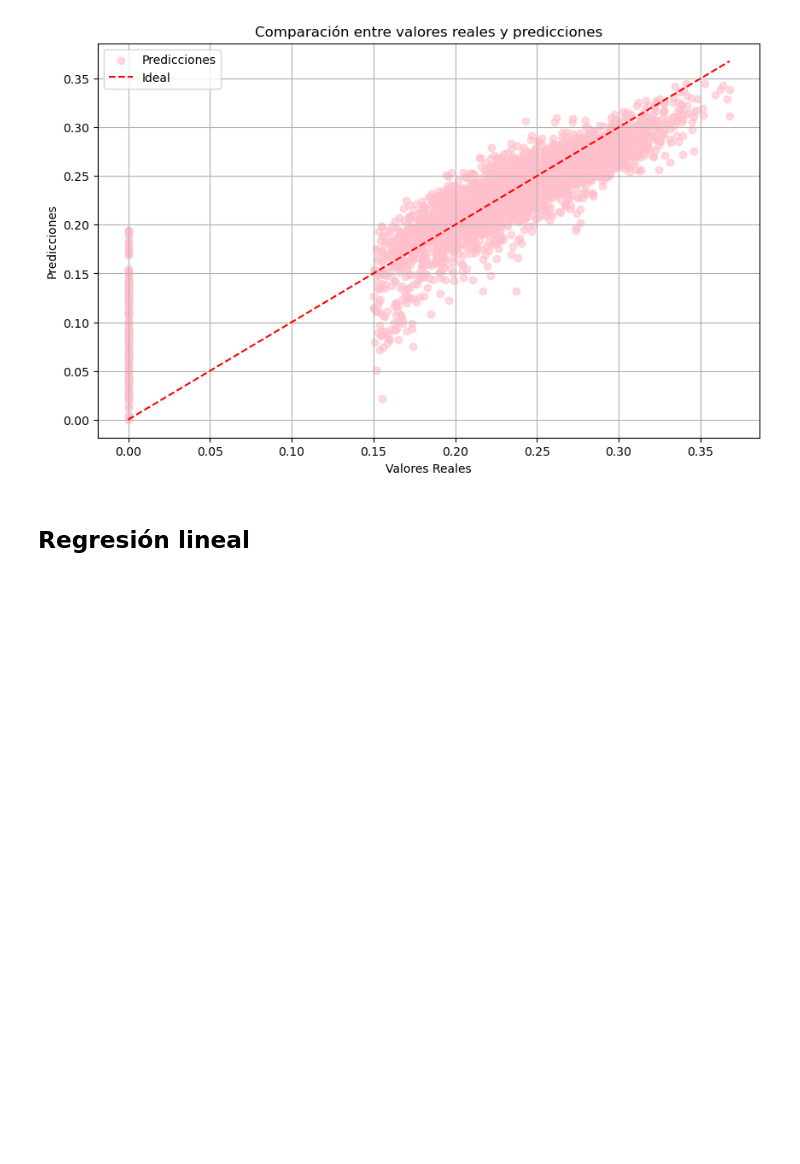
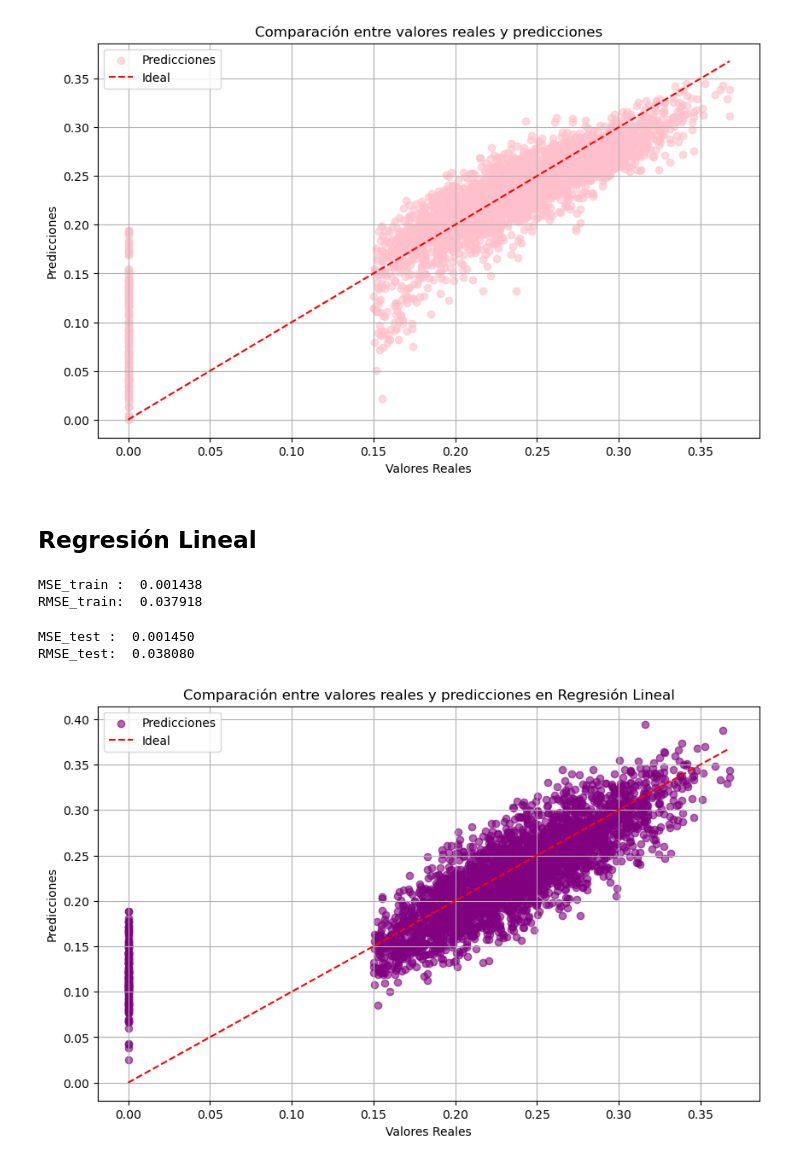
Before and after one commit to Leostark95/Proyecto_Finanzas, a Jupyter notebook: d_modelos.ipynb, the cells around one changed output. Cells and saved outputs as stored; diff of their text form; code cells hidden in the pictures; blank space fills up the shorter version.

Commit message:
Regression Model

```diff
--- a/d_modelos.ipynb
+++ b/d_modelos.ipynb
@@ -512,4 +507,48 @@ plt.show()
 # %% [output]
 [figure]
 # %% [markdown]
-## Regresión lineal
+## Regresión Lineal
+# %%
+# Modelo de Regresión Lineal
+regression_model = LinearRegression()
+
+# Entrenamiento de modelo
+regression_model.fit(X_train, y_train)
+
+# Predicciones
+preds_train = regression_model.predict(X_train)
+preds_test = regression_model.predict(X_test)
+# %%
+# Métricas en train
+msewr = MSE(y_train, preds_train)
+rmsewr = np.sqrt(msewr)
+
+print("MSE_train : % f" %(msewr))
+print("RMSE_train: % f" % rmsewr)
+# %% [output]
+MSE_train :  0.001438
+RMSE_train:  0.037918
+# %%
+# Métricas en test
+msewr = MSE(y_test, preds_test)
+rmsewr = np.sqrt(msewr)
+
+print("MSE_test : % f" %(msewr))
+print("RMSE_test: % f" % rmsewr)
+# %% [output]
+MSE_test :  0.001450
+RMSE_test:  0.038080
+# %%
+#Comparación de predicciones vs valores reales
+
+plt.figure(figsize=(10, 6))
+plt.scatter(y_test, preds_test, color='purple', label='Predicciones', alpha=0.6)
+plt.plot([y_test.min(), y_test.max()], [y_test.min(), y_test.max()], color='red', linestyle='--', label='Ideal')
+plt.xlabel('Valores Reales')
+plt.ylabel('Predicciones')
+plt.title('Comparación entre valores reales y predicciones en Regresión Lineal')
+plt.legend()
+plt.grid(True)
+plt.show()
+# %% [output]
+[figure, added]
```
Also changed, not shown: parts of 3 cells of this notebook.
